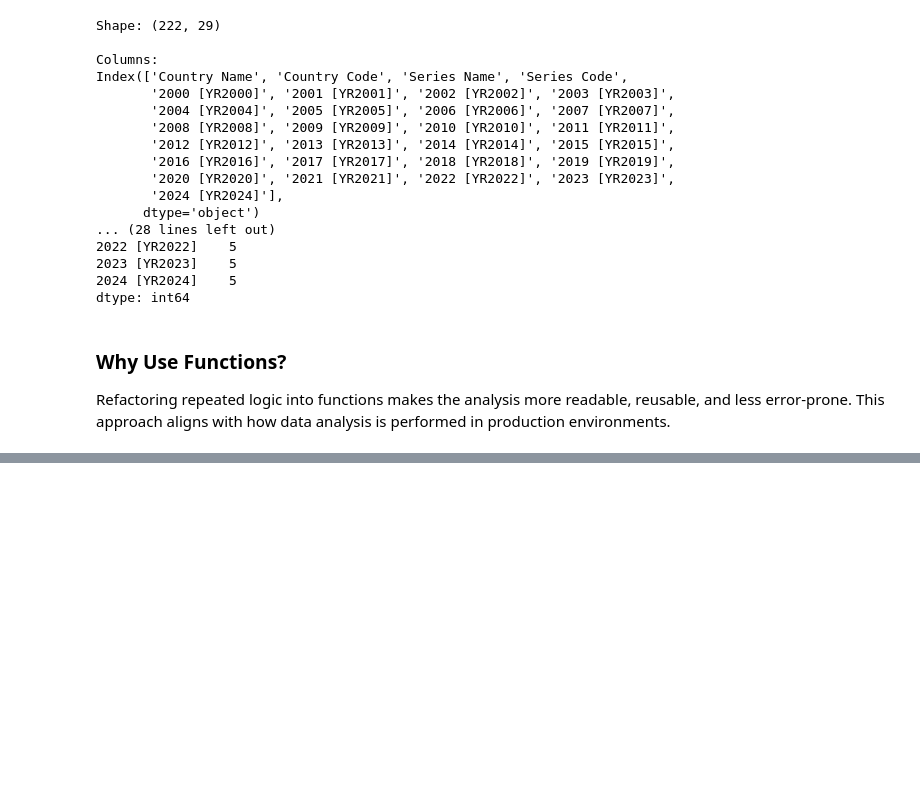
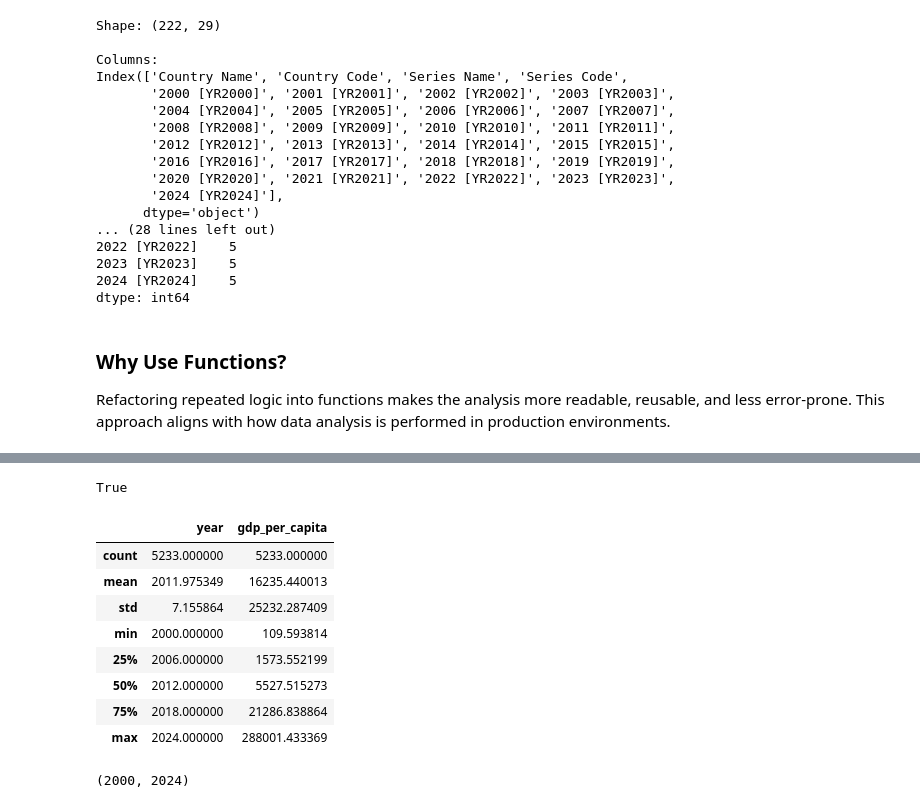
Before and after one commit to MonashTee/python-job-portfolio, a Jupyter notebook: week_01/notebooks/basic_economic_data.ipynb, the cells around one changed output, grey strips where cells are left out. Drawn from its saved outputs; the diff is of its cells as text; code cells hidden in the pictures; blank space fills up the shorter version.

```diff
--- a/week_01/notebooks/basic_economic_data.ipynb
+++ b/week_01/notebooks/basic_economic_data.ipynb
@@ -278,0 +340,20 @@ This approach aligns with how data analysis is performed in production environme
+# %%
+validate_gdp_data(gdp_long)
+# %% [output]
+True
+# %%
+gdp_long.describe()
+# %% [output]
+|  | year | gdp_per_capita |
+| count | 5233.000000 | 5233.000000 |
+| mean | 2011.975349 | 16235.440013 |
+| std | 7.155864 | 25232.287409 |
+| min | 2000.000000 | 109.593814 |
+| 25% | 2006.000000 | 1573.552199 |
+| 50% | 2012.000000 | 5527.515273 |
+| 75% | 2018.000000 | 21286.838864 |
+| max | 2024.000000 | 288001.433369 |
+# %%
+gdp_long['year'].min(), gdp_long['year'].max()
+# %% [output]
+(2000, 2024)
```
Also changed, not shown: parts of 5 cells of this notebook.
